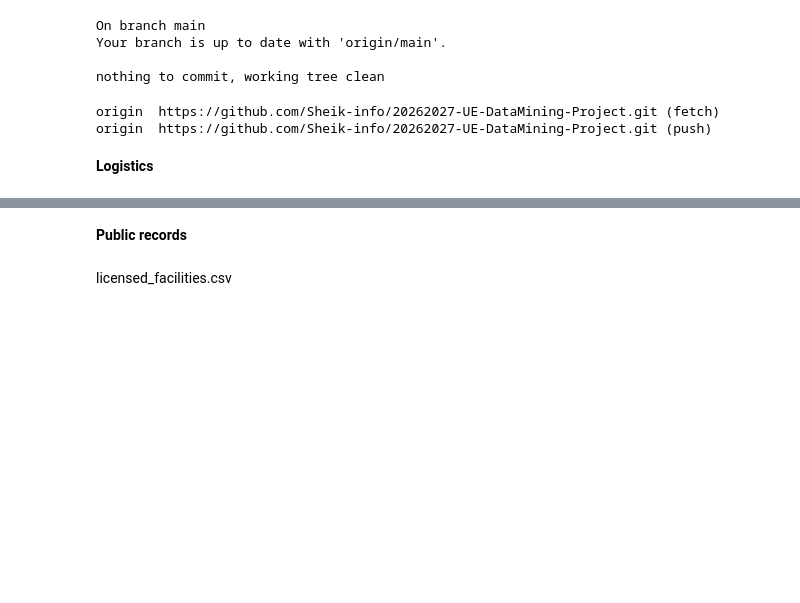
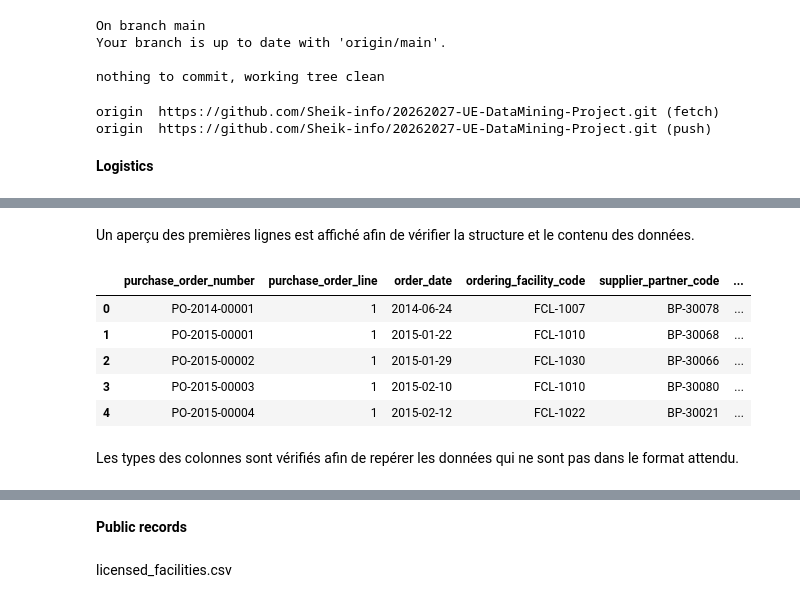
Before and after one commit to Sheik-info/20262027-UE-DataMining-Project, a Jupyter notebook: Base_notebook_to_complete.ipynb, the cells around one changed output, grey strips where cells are left out. Saved outputs shown, nothing was run; the diff lists cells and outputs as text; code cells hidden in the pictures; blank space fills up the shorter version.

```diff
--- a/Base_notebook_to_complete.ipynb
+++ b/Base_notebook_to_complete.ipynb
@@ -135,0 +224,13 @@ origin  https://github.com/Sheik-info/20262027-UE-DataMining-Project.git (push)
+# %% [markdown]
+Un aperçu des premières lignes est affiché afin de vérifier la structure et le contenu des données.
+# %%
+df_po.head()
+# %% [output]
+|  | purchase_order_number | purchase_order_line | order_date | ordering_facility_code | supplier_partner_code | ... |
+| 0 | PO-2014-00001 | 1 | 2014-06-24 | FCL-1007 | BP-30078 | ... |
+| 1 | PO-2015-00001 | 1 | 2015-01-22 | FCL-1010 | BP-30068 | ... |
+| 2 | PO-2015-00002 | 1 | 2015-01-29 | FCL-1030 | BP-30066 | ... |
+| 3 | PO-2015-00003 | 1 | 2015-02-10 | FCL-1010 | BP-30080 | ... |
+| 4 | PO-2015-00004 | 1 | 2015-02-12 | FCL-1022 | BP-30021 | ... |
+# %% [markdown]
+Les types des colonnes sont vérifiés afin de repérer les données qui ne sont pas dans le format attendu.
```
Also changed, not shown: parts of 14 cells of this notebook.
